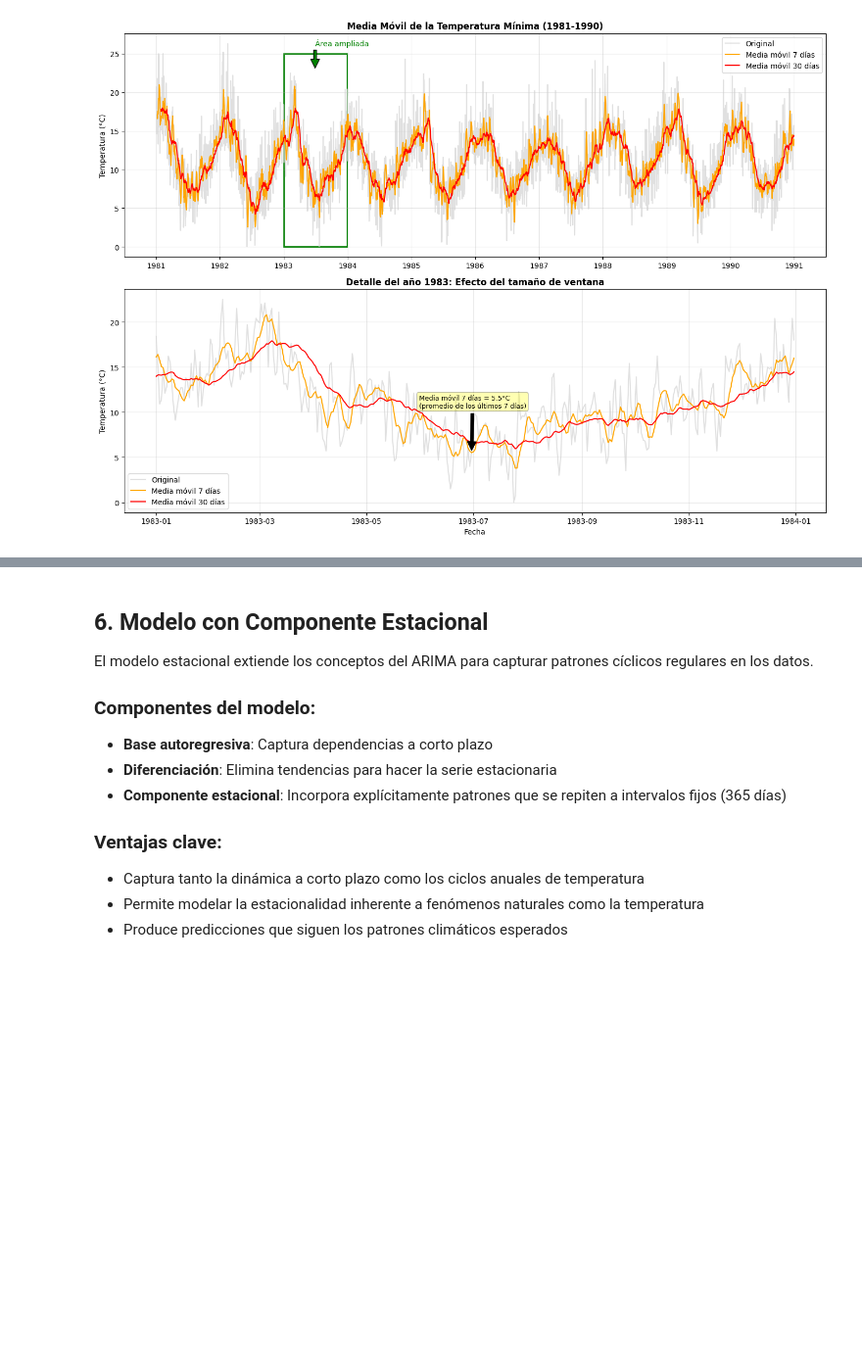
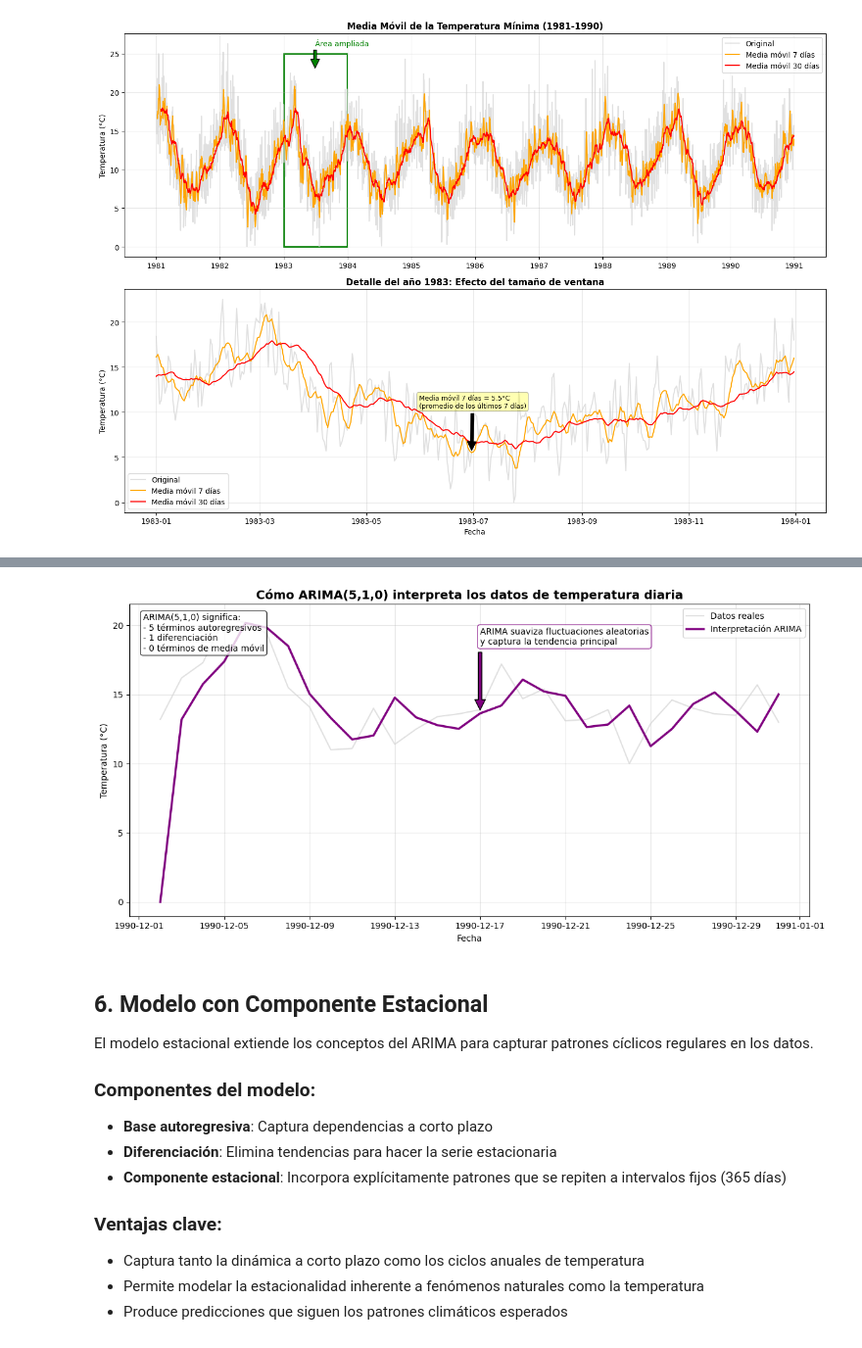
Before and after one commit to peperuizdev/pildora_series_temporales, a Jupyter notebook: notebooks/BlockTwo_ClassicModels.ipynb, the cells around one changed output, grey strips where cells are left out. Shown at 98% size. Saved outputs shown, nothing was run; the diff lists cells and outputs as text; code cells hidden in the pictures; blank space fills up the shorter version.

```diff
--- a/notebooks/BlockTwo_ClassicModels.ipynb
+++ b/notebooks/BlockTwo_ClassicModels.ipynb
@@ -352,3 +271,65 @@ ARIMA(5,1,0) - MAE: 3.32°C, RMSE: 3.99°C
+# %%
+# Seleccionar solo 30 días para mayor claridad
+days_to_show = 30
+df_month = df.iloc[-days_to_show:].copy()
+
+# Aplicar ARIMA a todos los datos seleccionados
+arima_model = ARIMA(df_month['Temp'], order=(5,1,0))
+arima_fit = arima_model.fit()
+
+# Obtener los valores ajustados (cómo ARIMA interpreta los datos)
+arima_fitted = arima_fit.fittedvalues
+
+# Corregir el problema de longitud (los valores ajustados pueden tener una longitud diferente debido a la diferenciación)
+# Simplemente usamos los valores ajustados disponibles y alineamos correctamente los índices
+if len(arima_fitted) < len(df_month):
+    # Crear un nuevo índice para los valores ajustados, saltando el primer punto
+    new_index = df_month.index[len(df_month) - len(arima_fitted):]
+    arima_fitted.index = new_index
+
+    # Ahora creamos un DataFrame para graficar, con NaN para los primeros valores
+    fitted_series = pd.Series(index=df_month.index)
+    fitted_series.loc[new_index] = arima_fitted
+else:
+    fitted_series = arima_fitted
+
+# Crear figura simple pero clara
+plt.figure(figsize=(12, 6))
+
+# Graficar datos originales
+plt.plot(df_month.index, df_month['Temp'], color='lightgray', alpha=0.7, label='Datos reales')
+
+# Graficar la interpretación de ARIMA (omitiendo los NaN si existen)
+plt.plot(fitted_series.dropna().index, fitted_series.dropna(), color='purple', linewidth=2.5, label='Interpretación ARIMA')
+
+# Configurar gráfico
+plt.title('Cómo ARIMA(5,1,0) interpreta los datos de temperatura diaria', fontsize=14, fontweight='bold')
+plt.xlabel('Fecha')
+plt.ylabel('Temperatura (°C)')
+plt.grid(True, alpha=0.3)
+plt.legend()
+
+# Añadir una anotación simple pero explicativa
+middle_point = len(fitted_series.dropna()) // 2
+middle_index = fitted_series.dropna().index[middle_point]
+middle_value = fitted_series.dropna().iloc[middle_point]
+
+plt.annotate('ARIMA suaviza fluctuaciones aleatorias\ny captura la tendencia principal',
+            xy=(middle_index, middle_value),
+            xytext=(middle_index, middle_value + 5),
+            arrowprops=dict(facecolor='purple', shrink=0.05),
+            fontsize=10, bbox=dict(boxstyle="round", fc="white", ec="purple", alpha=0.8))
+
+# Añadir texto explicativo
+textstr = 'ARIMA(5,1,0) significa:\n- 5 términos autoregresivos\n- 1 diferenciación\n- 0 términos de media móvil'
+props = dict(boxstyle='round', facecolor='white', alpha=0.8)
+plt.text(0.02, 0.97, textstr, transform=plt.gca().transAxes,
+         fontsize=10, verticalalignment='top', bbox=props)
+
+plt.tight_layout()
+plt.show()
+# %% [output]
+[figure, added]
 # %% [markdown]
 ## **6. Modelo con Componente Estacional**
 
```
Also changed, not shown: parts of 9 cells of this notebook.
